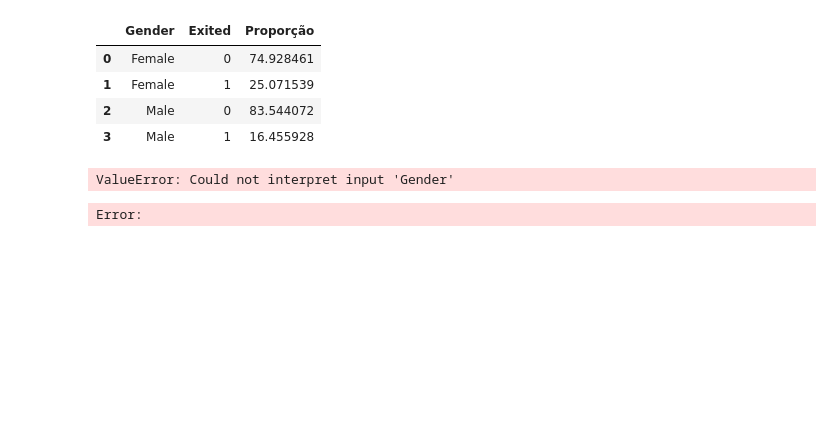
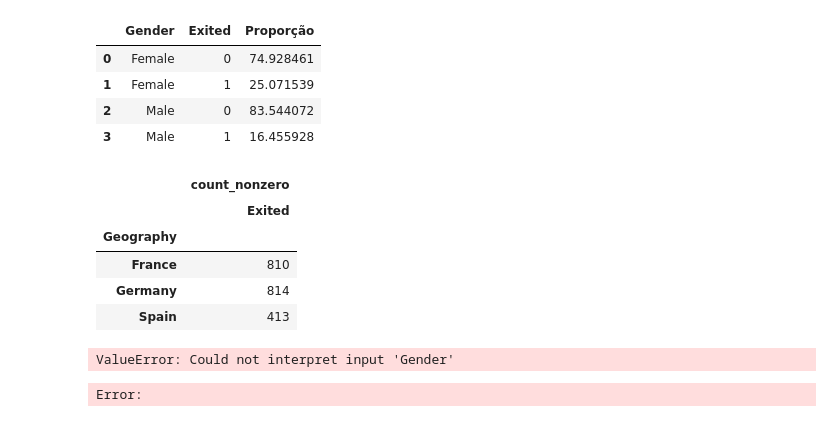
Before and after one commit to iure123/Diversidade-Tech, a Jupyter notebook: analise_exploratoria_de_dados.ipynb, the cells around one changed output. Drawn from its saved outputs; the diff is of its cells as text; code cells hidden in the pictures; blank space fills up the shorter version.

```diff
--- a/analise_exploratoria_de_dados.ipynb
+++ b/analise_exploratoria_de_dados.ipynb
@@ -346,6 +352,15 @@ compara_churn('Gender')
 table = pd.pivot_table(df_churn,index=["Geography"],
                values=["Exited"],
                aggfunc=[np.count_nonzero],fill_value=0)
+# %%
+table
+# %% [output]
+|  | count_nonzero |
+|  | Exited |
+| Geography |  |
+| France | 810 |
+| Germany | 814 |
+| Spain | 413 |
 # %%
 sns.barplot(x='Gender', y="Exited", data=df_churn_quanti)
 # %% [output]
```
Also changed, not shown: parts of 2 cells of this notebook, 1 other file.
